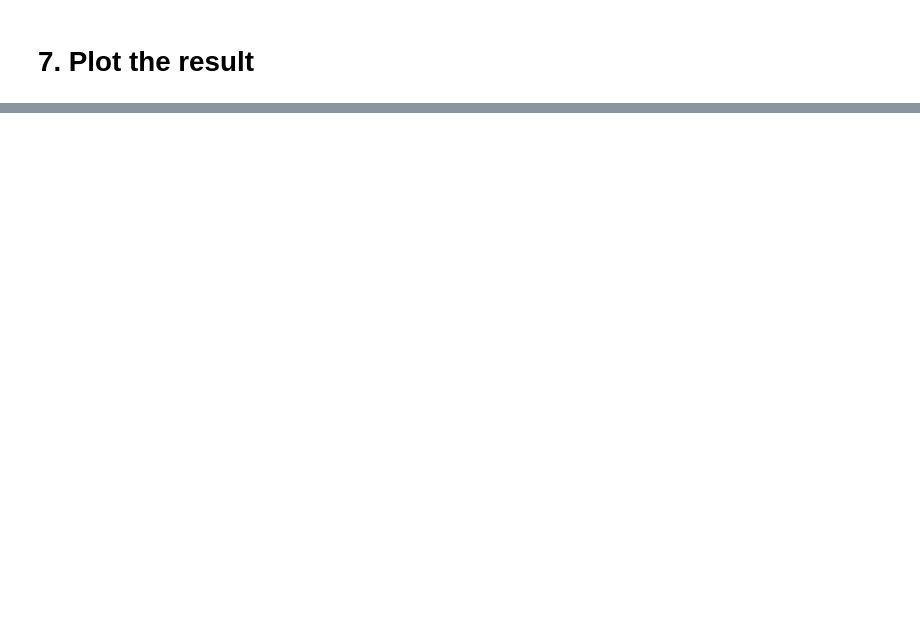
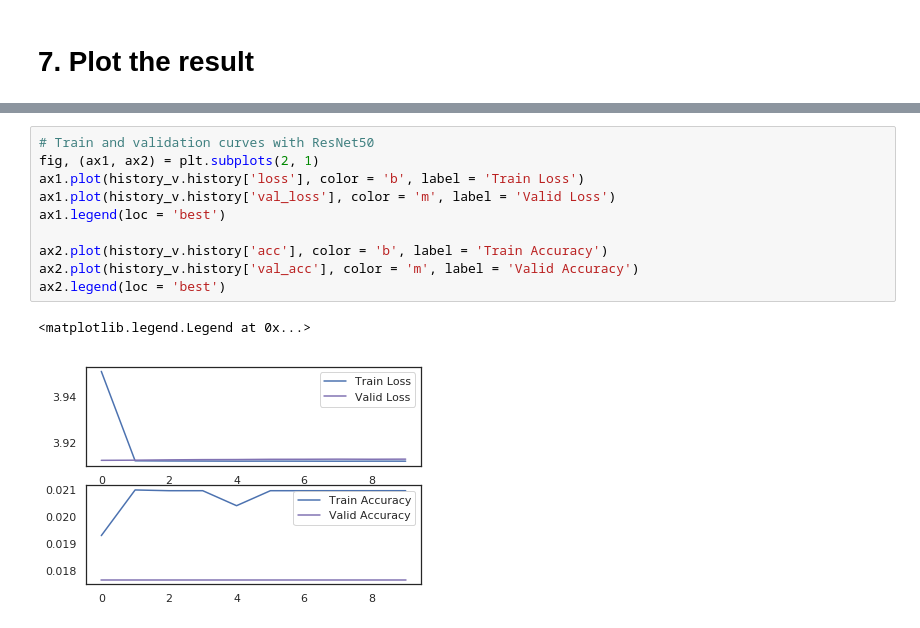
Before and after one commit to jjone36/Doodle, a Jupyter notebook: Doodle.ipynb, the cells around one changed output, grey strips where cells are left out. Cells and saved outputs as stored; diff of their text form; blank space fills up the shorter version.

```diff
--- a/Doodle.ipynb
+++ b/Doodle.ipynb
@@ -347,0 +599,13 @@ ax2.legend(loc = 'best')
+# %%
+# Train and validation curves with ResNet50
+fig, (ax1, ax2) = plt.subplots(2, 1)
+ax1.plot(history_v.history['loss'], color = 'b', label = 'Train Loss')
+ax1.plot(history_v.history['val_loss'], color = 'm', label = 'Valid Loss')
+ax1.legend(loc = 'best')
+
+ax2.plot(history_v.history['acc'], color = 'b', label = 'Train Accuracy')
+ax2.plot(history_v.history['val_acc'], color = 'm', label = 'Valid Accuracy')
+ax2.legend(loc = 'best')
+# %% [output]
+<matplotlib.legend.Legend at 0x...>
+[figure, added]
```
Also changed, not shown: parts of 41 cells of this notebook, 2 other files.
